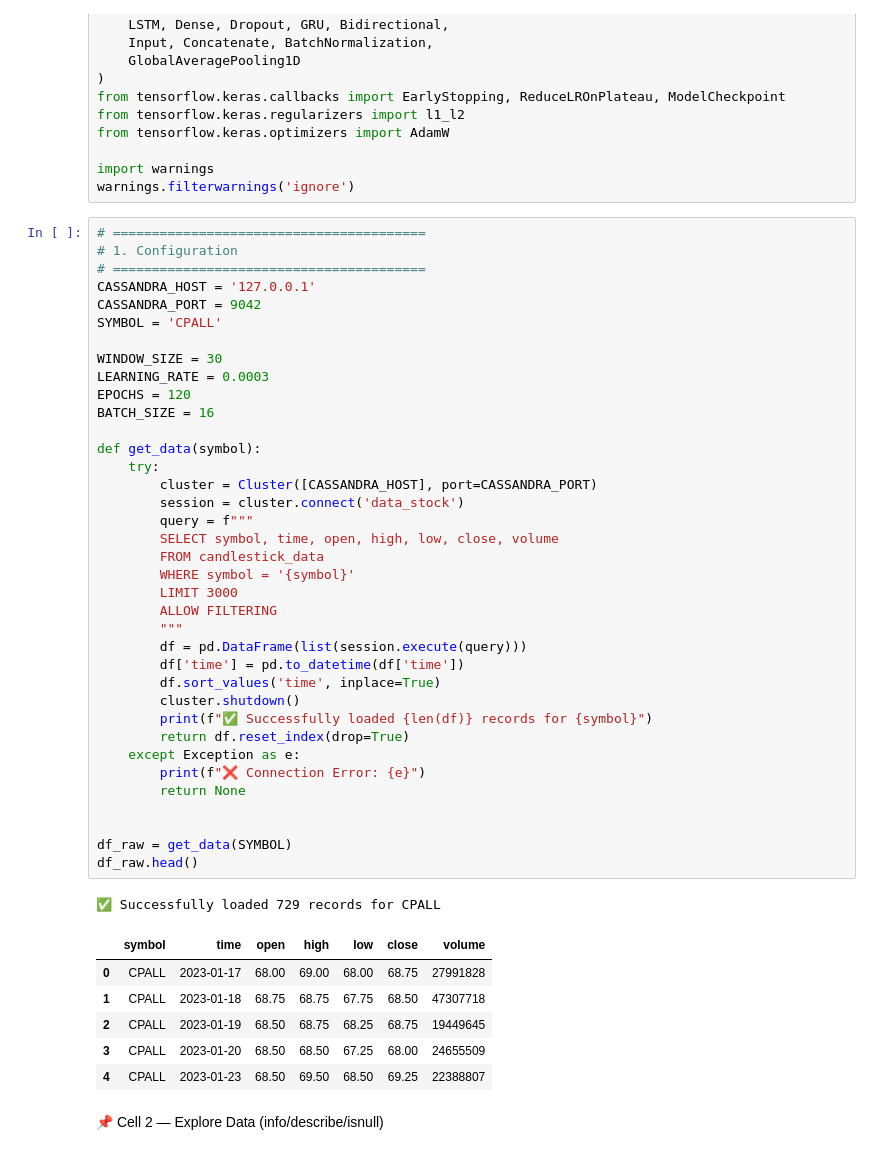
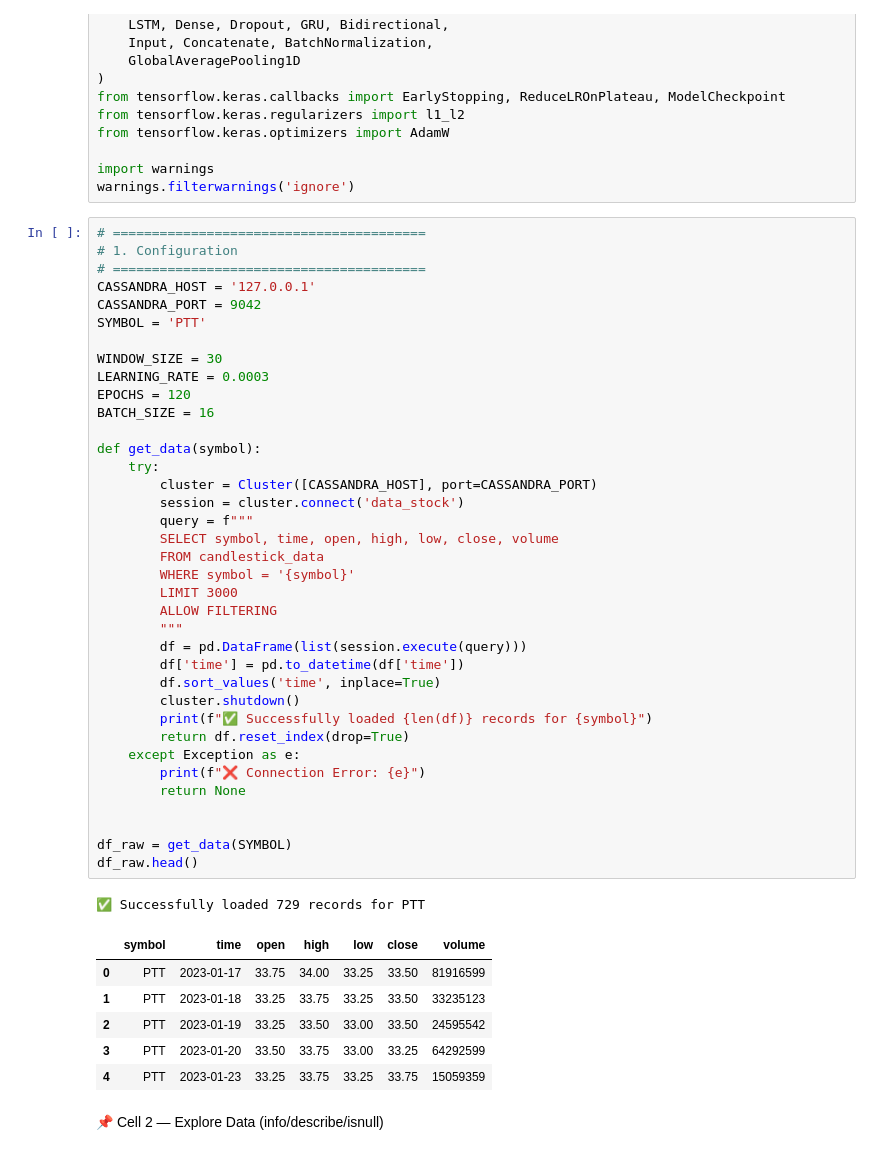
Before and after one commit to hilmanyusoh/stock_pattern, a Jupyter notebook: crisp-dm/crispdm_wyckoff_dl.ipynb, the cells around one changed output. Saved outputs shown, nothing was run; the diff lists cells and outputs as text.

```diff
--- a/crisp-dm/crispdm_wyckoff_dl.ipynb
+++ b/crisp-dm/crispdm_wyckoff_dl.ipynb
@@ -55,45 +55,45 @@ warnings.filterwarnings('ignore')
 # ========================================
 CASSANDRA_HOST = '127.0.0.1'
 CASSANDRA_PORT = 9042
-SYMBOL = 'CPALL'
+SYMBOL = 'PTT'
 
 WINDOW_SIZE = 30
 LEARNING_RATE = 0.0003
 EPOCHS = 120
 BATCH_SIZE = 16
 
 def get_data(symbol):
     try:
         cluster = Cluster([CASSANDRA_HOST], port=CASSANDRA_PORT)
         session = cluster.connect('data_stock')
         query = f"""
         SELECT symbol, time, open, high, low, close, volume
         FROM candlestick_data
         WHERE symbol = '{symbol}'
         LIMIT 3000
         ALLOW FILTERING
         """
         df = pd.DataFrame(list(session.execute(query)))
         df['time'] = pd.to_datetime(df['time'])
         df.sort_values('time', inplace=True)
         cluster.shutdown()
         print(f"✅ Successfully loaded {len(df)} records for {symbol}")
         return df.reset_index(drop=True)
     except Exception as e:
         print(f"❌ Connection Error: {e}")
         return None
 
 
 df_raw = get_data(SYMBOL)
 df_raw.head()
 # %% [output]
-✅ Successfully loaded 729 records for CPALL
+✅ Successfully loaded 729 records for PTT
 |  | symbol | time | open | high | low | close | volume |
-| 0 | CPALL | 2023-01-17 | 68.00 | 69.00 | 68.00 | 68.75 | 27991828 |
-| 1 | CPALL | 2023-01-18 | 68.75 | 68.75 | 67.75 | 68.50 | 47307718 |
-| 2 | CPALL | 2023-01-19 | 68.50 | 68.75 | 68.25 | 68.75 | 19449645 |
-| 3 | CPALL | 2023-01-20 | 68.50 | 68.50 | 67.25 | 68.00 | 24655509 |
-| 4 | CPALL | 2023-01-23 | 68.50 | 69.50 | 68.50 | 69.25 | 22388807 |
+| 0 | PTT | 2023-01-17 | 33.75 | 34.00 | 33.25 | 33.50 | 81916599 |
+| 1 | PTT | 2023-01-18 | 33.25 | 33.75 | 33.25 | 33.50 | 33235123 |
+| 2 | PTT | 2023-01-19 | 33.25 | 33.50 | 33.00 | 33.50 | 24595542 |
+| 3 | PTT | 2023-01-20 | 33.50 | 33.75 | 33.00 | 33.25 | 64292599 |
+| 4 | PTT | 2023-01-23 | 33.25 | 33.75 | 33.25 | 33.75 | 15059359 |
 # %% [markdown]
 📌 Cell 2 — Explore Data (info/describe/isnull)
 # %%
```
Also changed, not shown: parts of 8 cells of this notebook, 2 other files.
